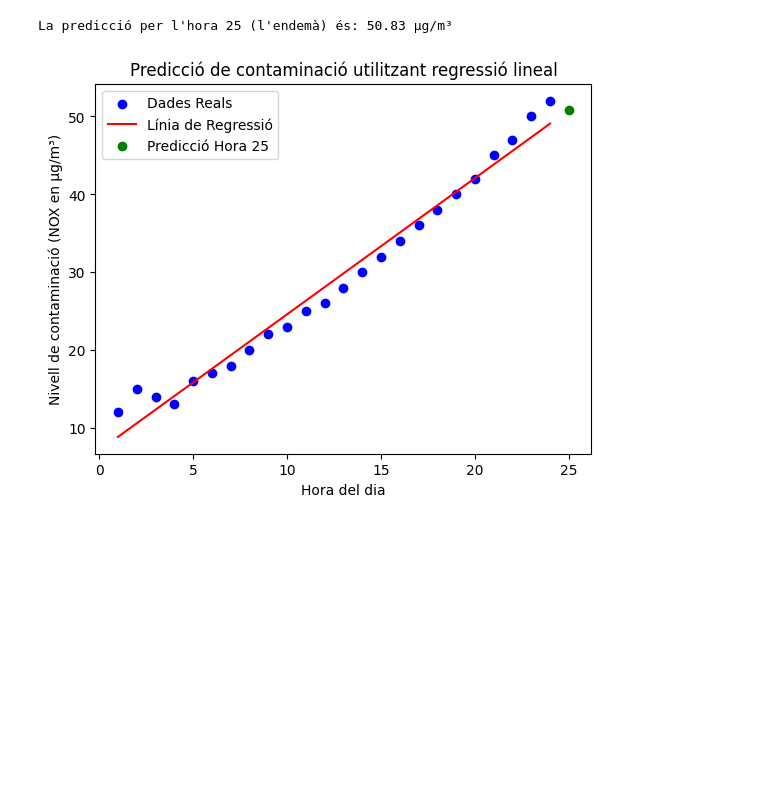
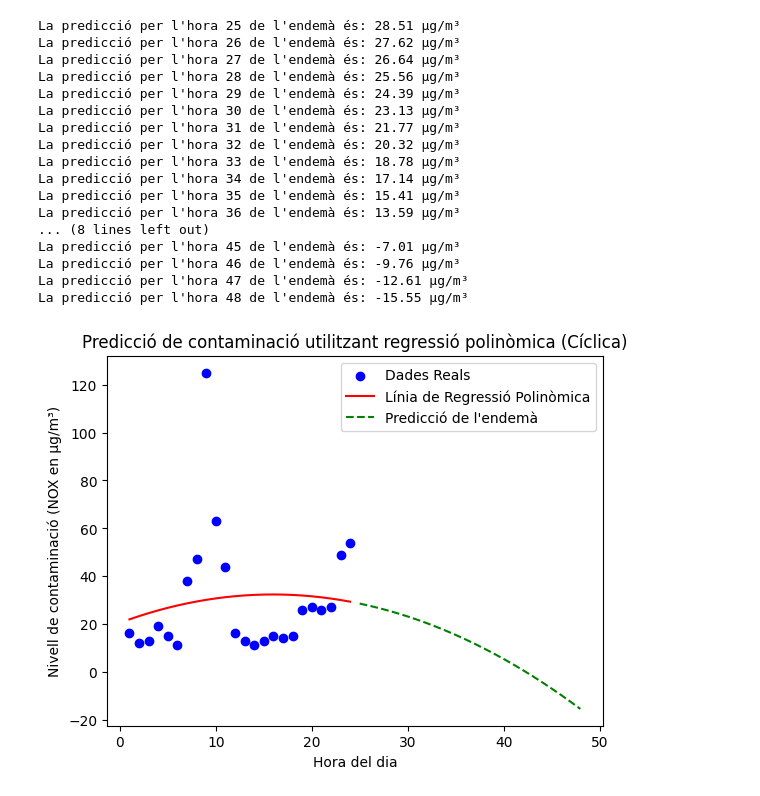
Before and after one commit to IsaacChorto/radiopatioHackato, a Jupyter notebook: pr.ipynb, the cells around one changed output. Drawn from its saved outputs; the diff is of its cells as text; code cells hidden in the pictures; blank space fills up the shorter version.

```diff
--- a/pr.ipynb
+++ b/pr.ipynb
@@ -2,44 +2,66 @@
 import numpy as np
 from sklearn.linear_model import LinearRegression
 import matplotlib.pyplot as plt
+from sklearn.preprocessing import PolynomialFeatures
 
-# Dades hardcodejades per a un contaminant NOX per a les hores 1 a 24 (en µg/m³)
+# Dades hardcodejades amb els nivells de NOX proporcionats per a les hores 1 a 24
 dades_hardcodejades = {
     "hora": [i for i in range(1, 25)],  # Hores de 1 a 24
-    "NOX": [12, 15, 14, 13, 16, 17, 18, 20, 22, 23, 25, 26, 28, 30, 32, 34, 36, 38, 40, 42, 45, 47, 50, 52]  # Nivells de NOX
+    "NOX": [16, 12, 13, 19, 15, 11, 38, 47, 125, 63, 44, 16, 13, 11, 13, 15, 14, 15, 26, 27, 26, 27, 49, 54]  # Nivells de NOX
 }
 
 # Convertir les dades en arrays de Numpy per facilitar els càlculs
-hores = np.array(dades_hardcodejades["hora"]).reshape(-1, 1)  # Reshape per a que sigui compatible amb el model
+hores = np.array(dades_hardcodejades["hora"]).reshape(-1, 1)
 nox_values = np.array(dades_hardcodejades["NOX"])
 
-# Entrenament del model de regressió lineal
+# Aplicar la transformació polinòmica (de 2n ordre)
+polynomial_features = PolynomialFeatures(degree=2)
+hores_polinomiques = polynomial_features.fit_transform(hores)
+
+# Entrenament del model de regressió lineal amb les característiques polinòmiques
 model = LinearRegression()
-model.fit(hores, nox_values)
+model.fit(hores_polinomiques, nox_values)
 
 # Fer la predicció per a les hores 25 a 48 (l'endemà)
-hores_endemà = np.array([i for i in range(25, 49)]).reshape(-1, 1)  # Hores de 25 a 48 (l'endemà)
-prediccio_resultats_endemà = model.predict(hores_endemà)
+hores_endemà = np.array([i for i in range(25, 49)]).reshape(-1, 1)
+hores_endemà_polinomiques = polynomial_features.transform(hores_endemà)
+prediccio_resultats_endemà = model.predict(hores_endemà_polinomiques)
 
 # Mostrar la predicció per a l'endemà (hores 25-48)
 for hora, prediccio in zip(range(25, 49), prediccio_resultats_endemà):
     print(f"La predicció per l'hora {hora} de l'endemà és: {prediccio:.2f} µg/m³")
 
-# Visualització de les dades, la línia de regressió i les prediccions per l'endemà
+# Visualització de les dades, la línia de regressió polinòmica i les prediccions per l'endemà
 plt.scatter(hores, nox_values, color='blue', label='Dades Reals')
-plt.plot(hores, model.predict(hores), color='red', label='Línia de Regressió')
+plt.plot(hores, model.predict(hores_polinomiques), color='red', label='Línia de Regressió Polinòmica')
 
 # Afegir les prediccions de l'endemà
 plt.plot(hores_endemà, prediccio_resultats_endemà, color='green', linestyle='dashed', label='Predicció de l\'endemà')
 
 # Etiquetes i títol
 plt.xlabel('Hora del dia')
 plt.ylabel('Nivell de contaminació (NOX en µg/m³)')
-plt.title('Predicció de contaminació utilitzant regressió lineal')
+plt.title('Predicció de contaminació utilitzant regressió polinòmica (Cíclica)')
 plt.legend()
 
 # Mostrar gràfic
 plt.show()
 # %% [output]
-La predicció per l'hora 25 (l'endemà) és: 50.83 µg/m³
+La predicció per l'hora 25 de l'endemà és: 28.51 µg/m³
+La predicció per l'hora 26 de l'endemà és: 27.62 µg/m³
+La predicció per l'hora 27 de l'endemà és: 26.64 µg/m³
+La predicció per l'hora 28 de l'endemà és: 25.56 µg/m³
+La predicció per l'hora 29 de l'endemà és: 24.39 µg/m³
+La predicció per l'hora 30 de l'endemà és: 23.13 µg/m³
+La predicció per l'hora 31 de l'endemà és: 21.77 µg/m³
+La predicció per l'hora 32 de l'endemà és: 20.32 µg/m³
+La predicció per l'hora 33 de l'endemà és: 18.78 µg/m³
+La predicció per l'hora 34 de l'endemà és: 17.14 µg/m³
+La predicció per l'hora 35 de l'endemà és: 15.41 µg/m³
+La predicció per l'hora 36 de l'endemà és: 13.59 µg/m³
+... (8 lines left out)
+La predicció per l'hora 45 de l'endemà és: -7.01 µg/m³
+La predicció per l'hora 46 de l'endemà és: -9.76 µg/m³
+La predicció per l'hora 47 de l'endemà és: -12.61 µg/m³
+La predicció per l'hora 48 de l'endemà és: -15.55 µg/m³
-[figure, old version]
+[figure, new version]
```
Also changed, not shown: parts of 5 cells of this notebook.
